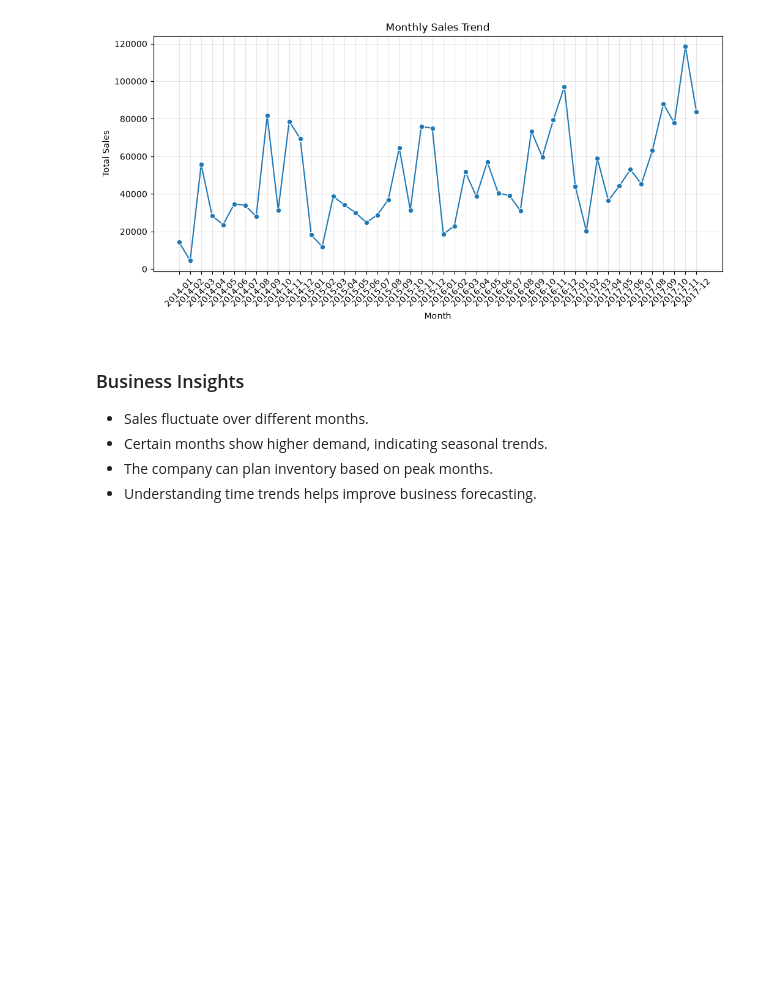
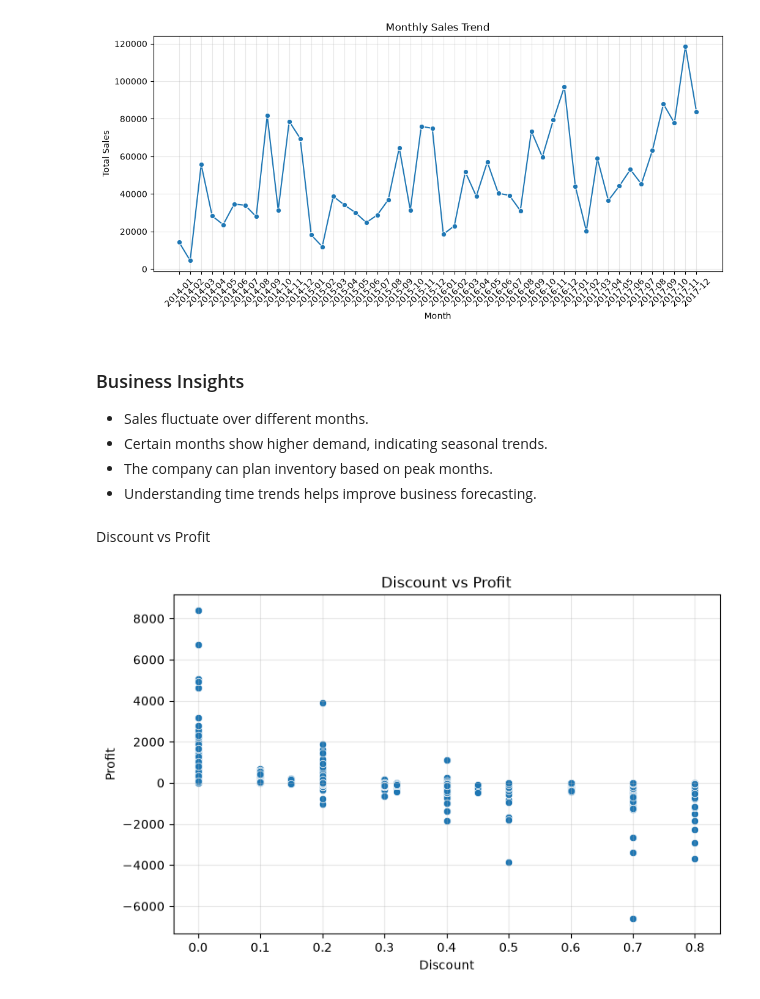
Before and after one commit to Swechhhya/DevRise-Data-Analysis, a Jupyter notebook: notebook/Data_Analysis.ipynb, the cells around one changed output. Cells and saved outputs as stored; diff of their text form; code cells hidden in the pictures; blank space fills up the shorter version.

Commit message:
code structure for improved readability and maintainability of disount vs profit

```diff
--- a/notebook/Data_Analysis.ipynb
+++ b/notebook/Data_Analysis.ipynb
@@ -309,3 +309,24 @@ plt.show()
 - Certain months show higher demand, indicating seasonal trends.
 - The company can plan inventory based on peak months.
 - Understanding time trends helps improve business forecasting.
+# %% [markdown]
+Discount vs Profit
+# %%
+plt.figure(figsize=(8,5))
+
+sns.scatterplot(
+    x="Discount",
+    y="Profit",
+    data=df
+)
+
+plt.title("Discount vs Profit")
+plt.xlabel("Discount")
+plt.ylabel("Profit")
+
+plt.grid(alpha=0.3)
+
+plt.savefig("../images/discount_vs_profit.png", dpi=300, bbox_inches="tight")
+plt.show()
+# %% [output]
+[figure, added]
```
Also changed, not shown: parts of 1 cell of this notebook, 1 other file.
